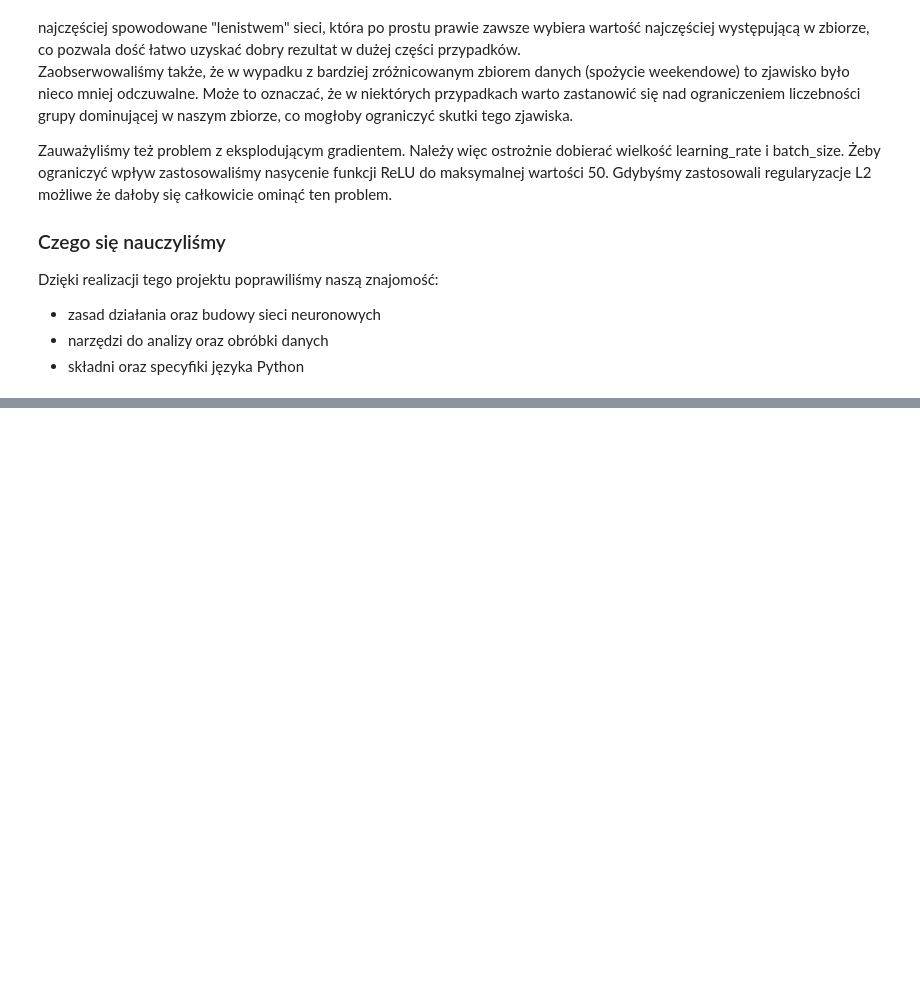
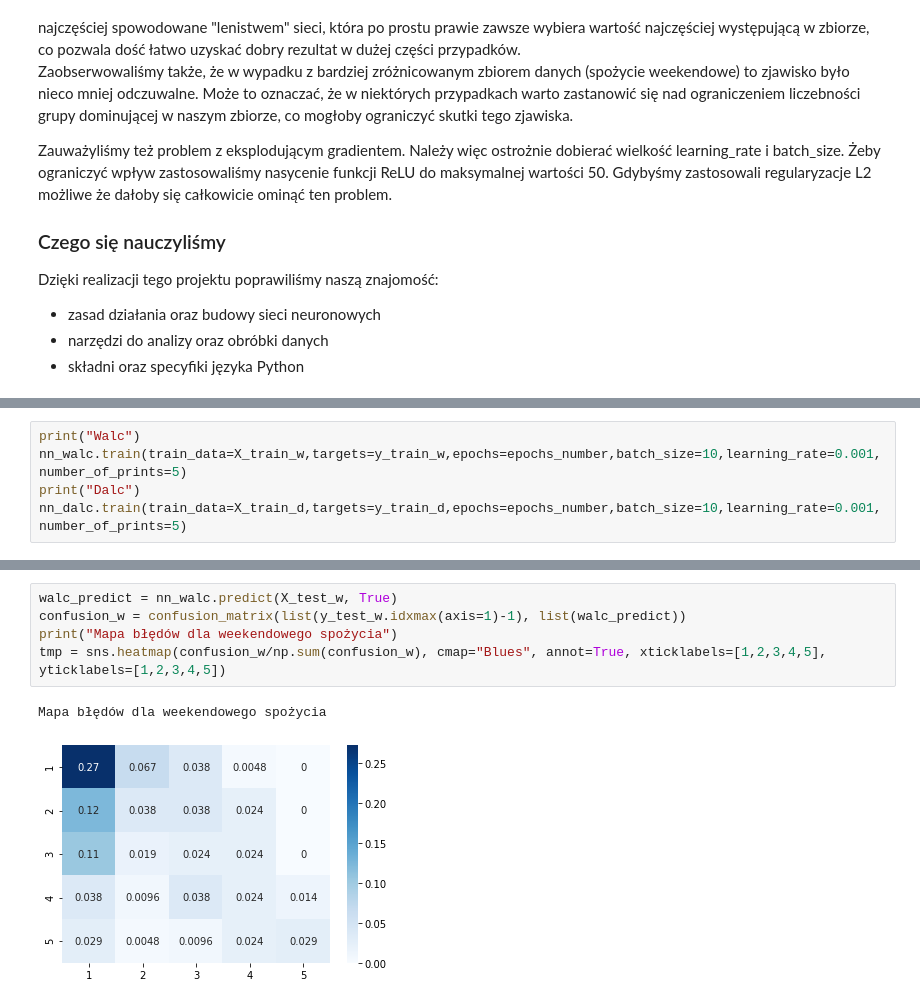
Before and after one commit to tiskus333/Neural_Network_FS, a Jupyter notebook: Analiza.ipynb, the cells around one changed output, grey strips where cells are left out. Drawn from its saved outputs; the diff is of its cells as text; blank space fills up the shorter version.

```diff
--- a/Analiza.ipynb
+++ b/Analiza.ipynb
@@ -220,0 +273,5 @@ Dzięki realizacji tego projektu poprawiliśmy naszą znajomość:
+# %%
+print("Walc")
+nn_walc.train(train_data=X_train_w,targets=y_train_w,epochs=epochs_number,batch_size=10,learning_rate=0.001,number_of_prints=5)
+print("Dalc")
+nn_dalc.train(train_data=X_train_d,targets=y_train_d,epochs=epochs_number,batch_size=10,learning_rate=0.001,number_of_prints=5)
@@ -220,0 +297,8 @@ Dzięki realizacji tego projektu poprawiliśmy naszą znajomość:
+# %%
+walc_predict = nn_walc.predict(X_test_w, True)
+confusion_w = confusion_matrix(list(y_test_w.idxmax(axis=1)-1), list(walc_predict))
+print("Mapa błędów dla weekendowego spożycia")
+tmp = sns.heatmap(confusion_w/np.sum(confusion_w), cmap="Blues", annot=True, xticklabels=[1,2,3,4,5], yticklabels=[1,2,3,4,5])
+# %% [output]
+Mapa błędów dla weekendowego spożycia
+[figure, added]
```
Also changed, not shown: parts of 26 cells of this notebook.
